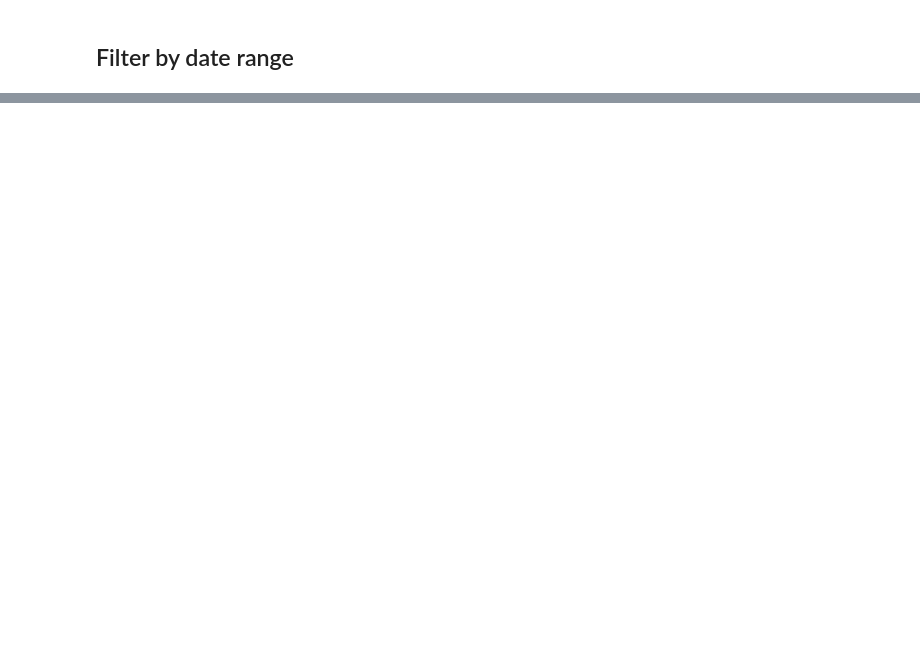
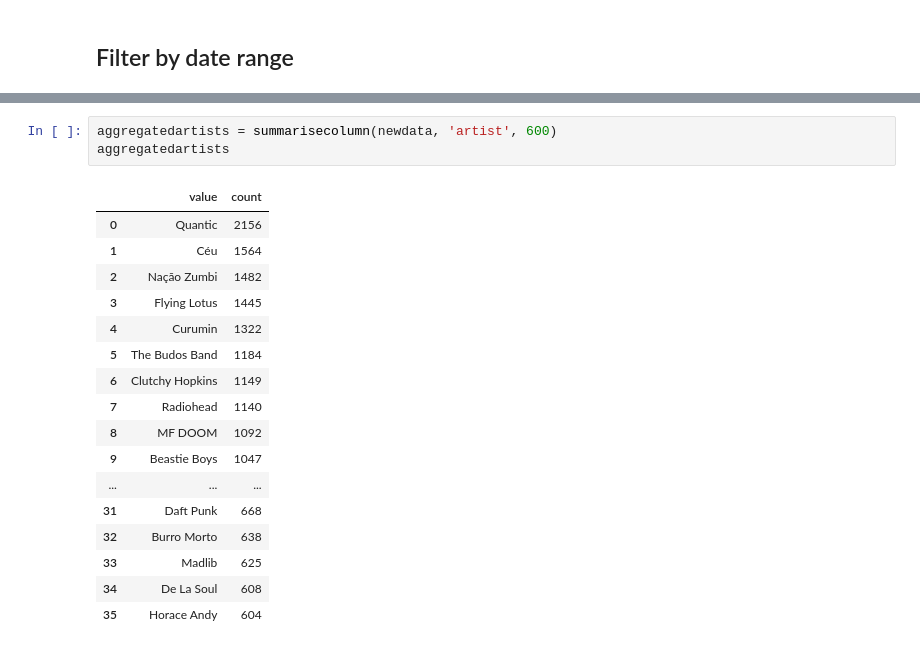
Before and after one commit to rodrigodub/reed, a Jupyter notebook: My Last.fm scrobbling history.ipynb, the cells around one changed output, grey strips where cells are left out. Drawn from its saved outputs; the diff is of its cells as text; blank space fills up the shorter version.

```diff
--- a/My Last.fm scrobbling history.ipynb
+++ b/My Last.fm scrobbling history.ipynb
@@ -154,0 +191,21 @@ drawbarchart(top2020, '2020 Artists')
+# %%
+aggregatedartists = summarisecolumn(newdata, 'artist', 600)
+aggregatedartists
+# %% [output]
+|  | value | count |
+| 0 | Quantic | 2156 |
+| 1 | Céu | 1564 |
+| 2 | Nação Zumbi | 1482 |
+| 3 | Flying Lotus | 1445 |
+| 4 | Curumin | 1322 |
+| 5 | The Budos Band | 1184 |
+| 6 | Clutchy Hopkins | 1149 |
+| 7 | Radiohead | 1140 |
+| 8 | MF DOOM | 1092 |
+| 9 | Beastie Boys | 1047 |
+| ... | ... | ... |
+| 31 | Daft Punk | 668 |
+| 32 | Burro Morto | 638 |
+| 33 | Madlib | 625 |
+| 34 | De La Soul | 608 |
+| 35 | Horace Andy | 604 |
```
Also changed, not shown: parts of 25 cells of this notebook.
